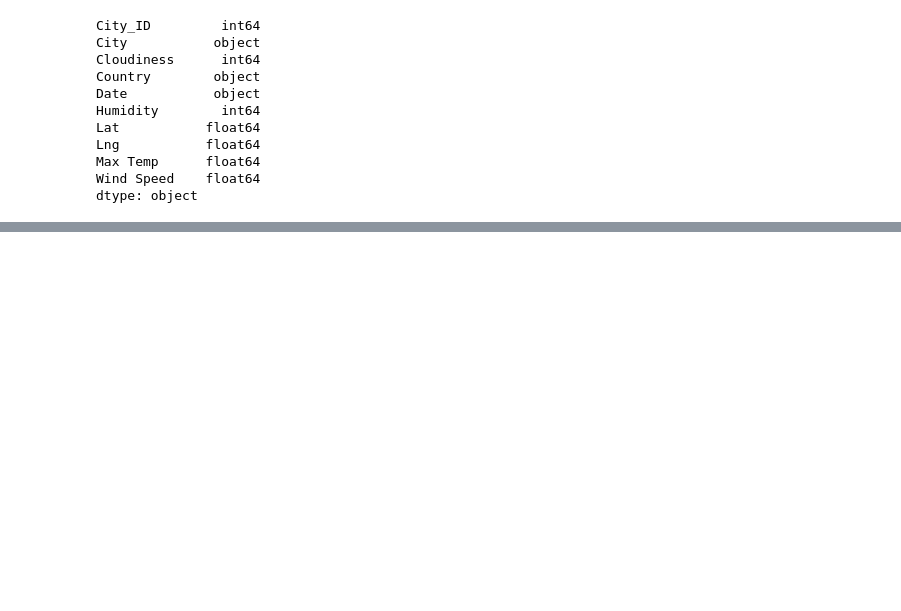
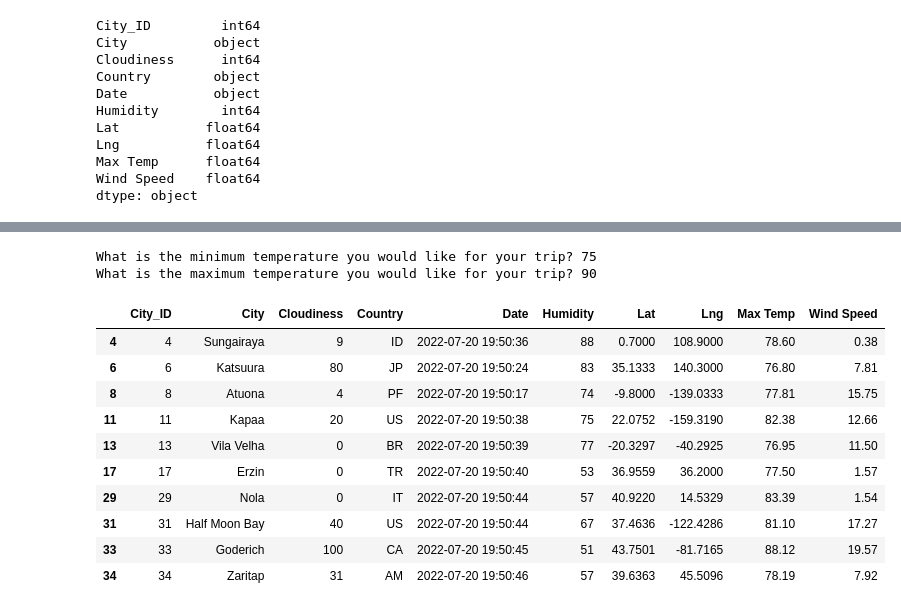
Before and after one commit to dianahcortez/Hot_World_Map, a Jupyter notebook: VacationPy.ipynb, the cells around one changed output, grey strips where cells are left out. Cells and saved outputs as stored; diff of their text form; code cells hidden in the pictures; blank space fills up the shorter version.

Commit message:
finishing plan my trip app

```diff
--- a/VacationPy.ipynb
+++ b/VacationPy.ipynb
@@ -52,0 +99,24 @@ fig
+# %%
+# Ask the customer to add a minimum and maximum temperature value.
+min_temp = float(input("What is the minimum temperature you would like for your trip? "))
+max_temp = float(input("What is the maximum temperature you would like for your trip? "))
+# %% [output]
+What is the minimum temperature you would like for your trip? 75
+What is the maximum temperature you would like for your trip? 90
+# %%
+# Filter the dataset to find the cities that fit the criteria.
+preferred_cities_df = city_data_df.loc[(city_data_df["Max Temp"] <= max_temp) & \
+                                       (city_data_df["Max Temp"] >= min_temp)]
+preferred_cities_df.head(10)
+# %% [output]
+|  | City_ID | City | Cloudiness | Country | Date | Humidity | Lat | Lng | Max Temp | Wind Speed |
+| 4 | 4 | Sungairaya | 9 | ID | 2022-07-20 19:50:36 | 88 | 0.7000 | 108.9000 | 78.60 | 0.38 |
+| 6 | 6 | Katsuura | 80 | JP | 2022-07-20 19:50:24 | 83 | 35.1333 | 140.3000 | 76.80 | 7.81 |
+| 8 | 8 | Atuona | 4 | PF | 2022-07-20 19:50:17 | 74 | -9.8000 | -139.0333 | 77.81 | 15.75 |
+| 11 | 11 | Kapaa | 20 | US | 2022-07-20 19:50:38 | 75 | 22.0752 | -159.3190 | 82.38 | 12.66 |
+| 13 | 13 | Vila Velha | 0 | BR | 2022-07-20 19:50:39 | 77 | -20.3297 | -40.2925 | 76.95 | 11.50 |
+| 17 | 17 | Erzin | 0 | TR | 2022-07-20 19:50:40 | 53 | 36.9559 | 36.2000 | 77.50 | 1.57 |
+| 29 | 29 | Nola | 0 | IT | 2022-07-20 19:50:44 | 57 | 40.9220 | 14.5329 | 83.39 | 1.54 |
+| 31 | 31 | Half Moon Bay | 40 | US | 2022-07-20 19:50:44 | 67 | 37.4636 | -122.4286 | 81.10 | 17.27 |
+| 33 | 33 | Goderich | 100 | CA | 2022-07-20 19:50:45 | 51 | 43.7501 | -81.7165 | 88.12 | 19.57 |
+| 34 | 34 | Zaritap | 31 | AM | 2022-07-20 19:50:46 | 57 | 39.6363 | 45.5096 | 78.19 | 7.92 |
```
Also changed, not shown: parts of 16 cells of this notebook, 1 other file.
